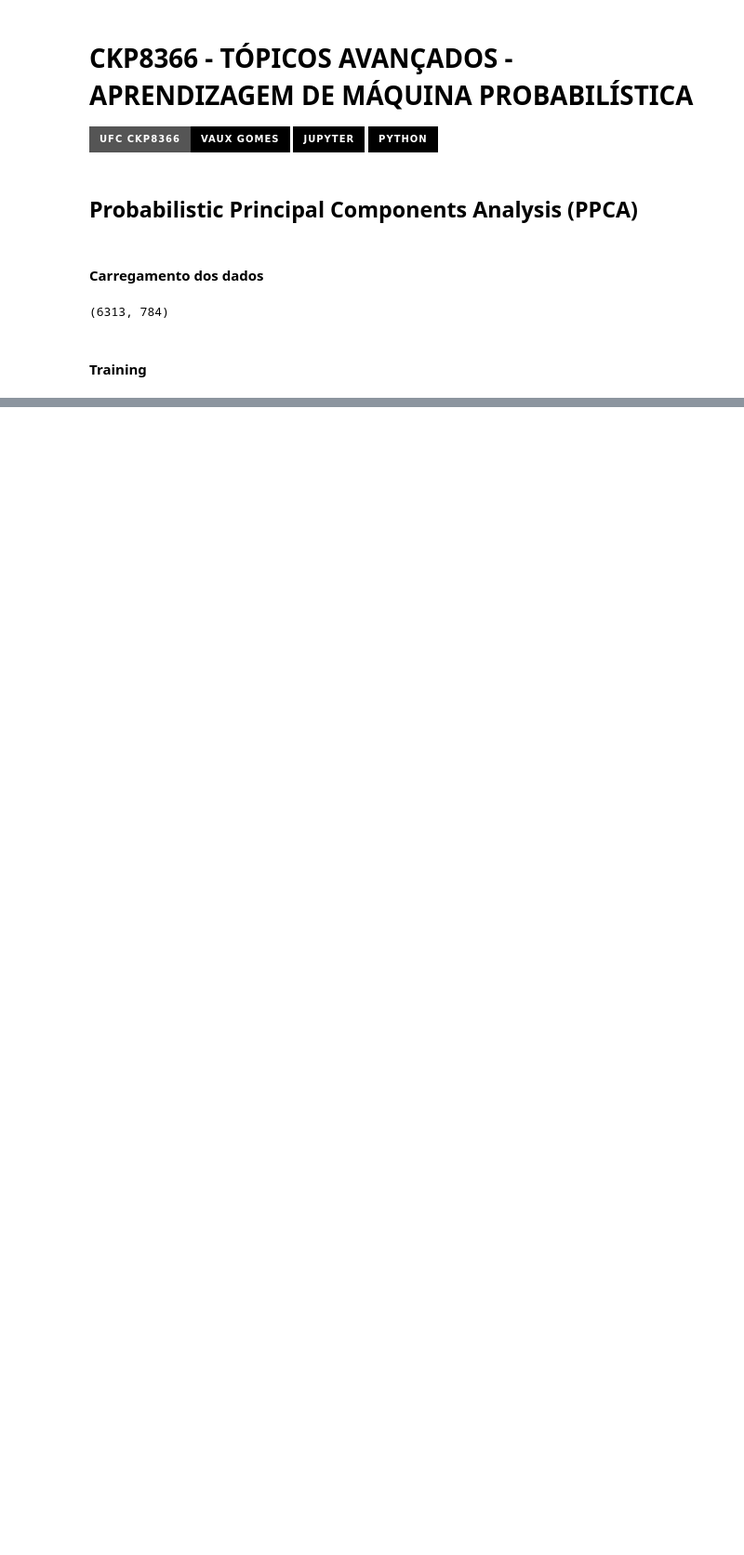
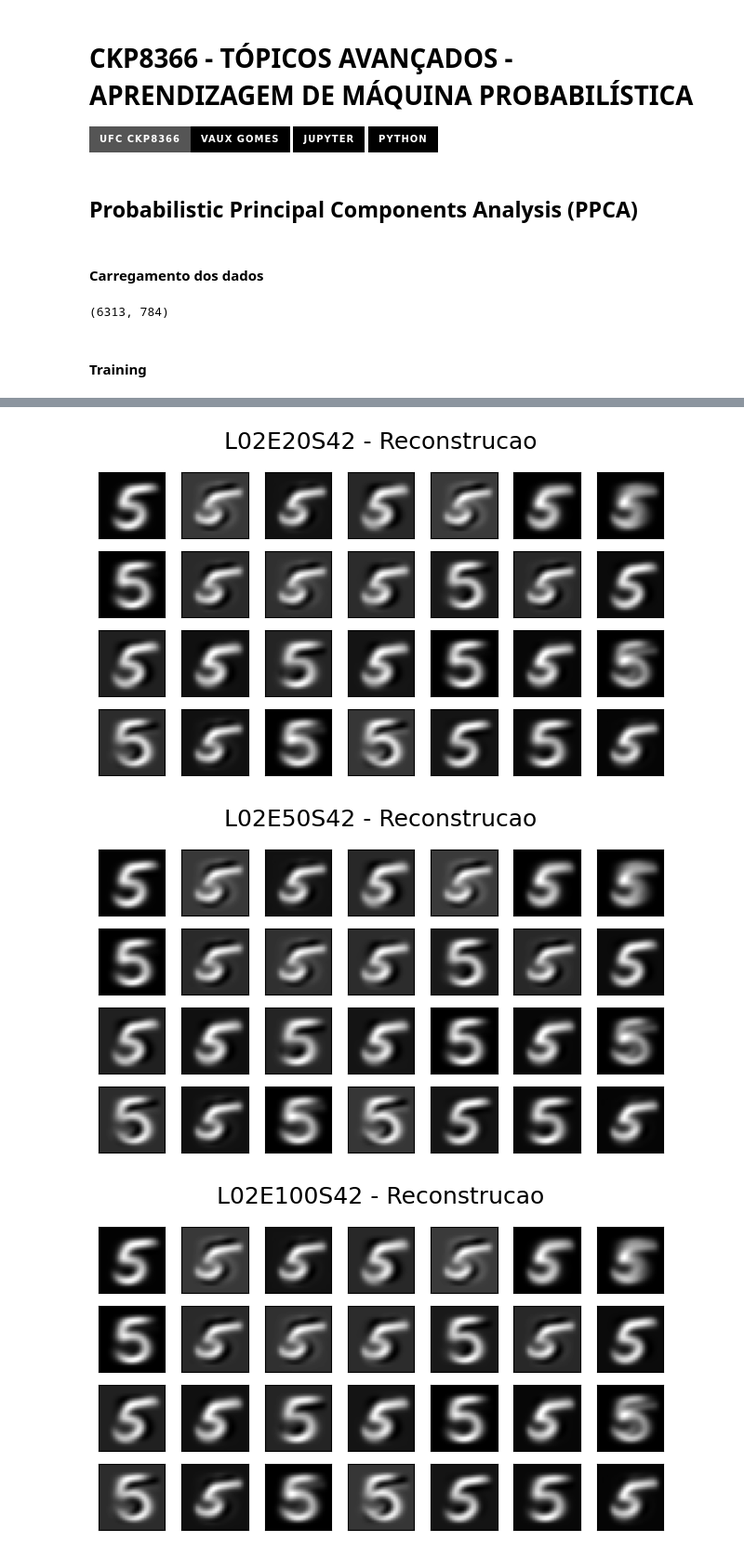
Before and after one commit to vauxgomes/ufc-ckp8366, a Jupyter notebook: listas/lista-4/main.ipynb, the cells around one changed output, grey strips where cells are left out. Shown at 93% size. Cells and saved outputs as stored; diff of their text form; code cells hidden in the pictures; badges without logos; blank space fills up the shorter version.

```diff
--- a/listas/lista-4/main.ipynb
+++ b/listas/lista-4/main.ipynb
@@ -170,7 +208,18 @@ Wall time: 1min 28s
 # %%
+# Force
+force_load = True
+
 # Just in case
-if 'models' not in globals():
+if 'models' not in globals() or force_load:
+  # Config
+  L = [2, 5, 10, 20]
+  E = [20, 50 ,100]
+
   path = './files/saves/'
-  models = [ProbabilisticPCA.load(f'{path}L{L}E4S42.json') for L in [2, 3]]
+
+  # Loading
+  models = [ProbabilisticPCA.load(f'{path}L{l}E{e}S42.json') for l, e in itertools.product(L, E)]
 
   print('Loaded')
+  for model in models:
+    print(' -', model.code)
@@ -207,0 +265,8 @@ np.float64(-2.6637497359477565e+23)
+# %%
+# Reconstrucao
+for model in models:
+  plot_digits(model.get_reconstructions(size=28), f'{model.code} - Reconstrucao')
+# %% [output]
+[figure, added]
+[figure, added]
+[figure, added]
```
Also changed, not shown: parts of 23 cells of this notebook, 13 other files.
